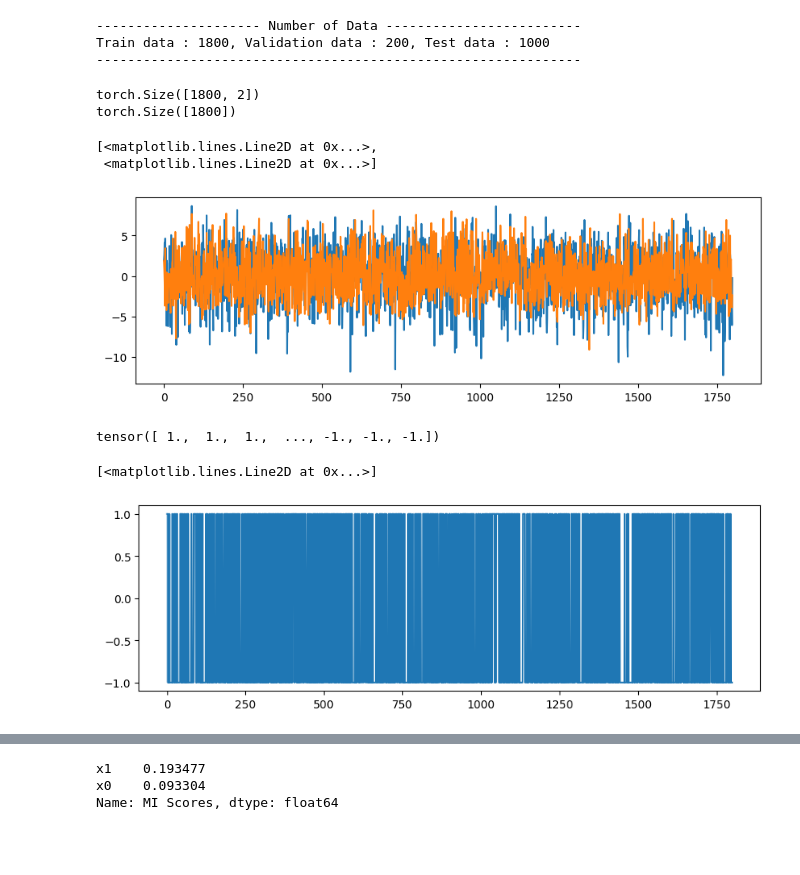
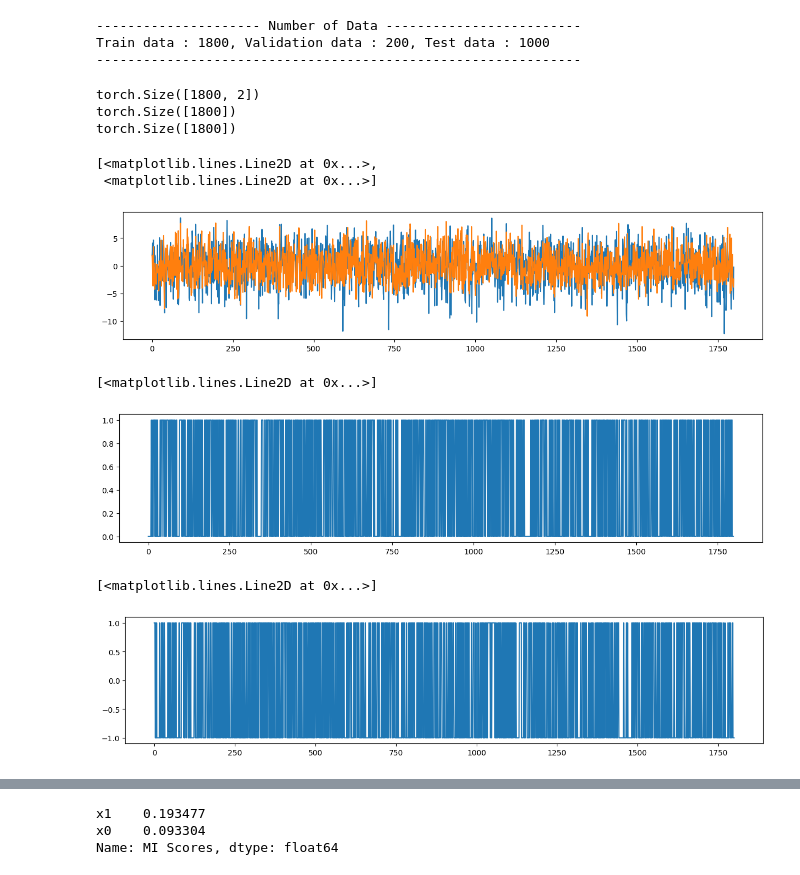
Before and after one commit to dolmani38/papers, a Jupyter notebook: 수정-FR-Train.ipynb, the cells around one changed output, grey strips where cells are left out. Saved outputs shown, nothing was run; the diff lists cells and outputs as text; code cells hidden in the pictures; blank space fills up the shorter version.

```diff
--- a/수정-FR-Train.ipynb
+++ b/수정-FR-Train.ipynb
@@ -92,25 +92,29 @@ Train data : 1800, Validation data : 200, Test data : 1000
 --------------------------------------------------------------
 # %%
 print(X_train.shape)
+print(s1_train.shape)
 print(y_train.shape)
 # %% [output]
 torch.Size([1800, 2])
 torch.Size([1800])
+torch.Size([1800])
 # %%
 import matplotlib.pyplot as plt
-plt.figure(figsize=(10,3))
+plt.figure(figsize=(15,3))
 plt.plot(X_train)
 # %% [output]
 [<matplotlib.lines.Line2D at 0x...>,
  <matplotlib.lines.Line2D at 0x...>]
-[figure, old version]
+[figure, new version]
-# %%
-y_train
-# %% [output]
-tensor([ 1.,  1.,  1.,  ..., -1., -1., -1.])
+# %%
+plt.figure(figsize=(15,3))
+plt.plot(s1_train)
+# %% [output]
+[<matplotlib.lines.Line2D at 0x...>]
+[figure, added]
 # %%
-plt.figure(figsize=(10,3))
+plt.figure(figsize=(15,3))
 plt.plot(y_train)
 # %% [output]
 [<matplotlib.lines.Line2D at 0x...>]
-[figure, old version]
+[figure, new version]
```
Also changed, not shown: parts of 12 cells of this notebook.
